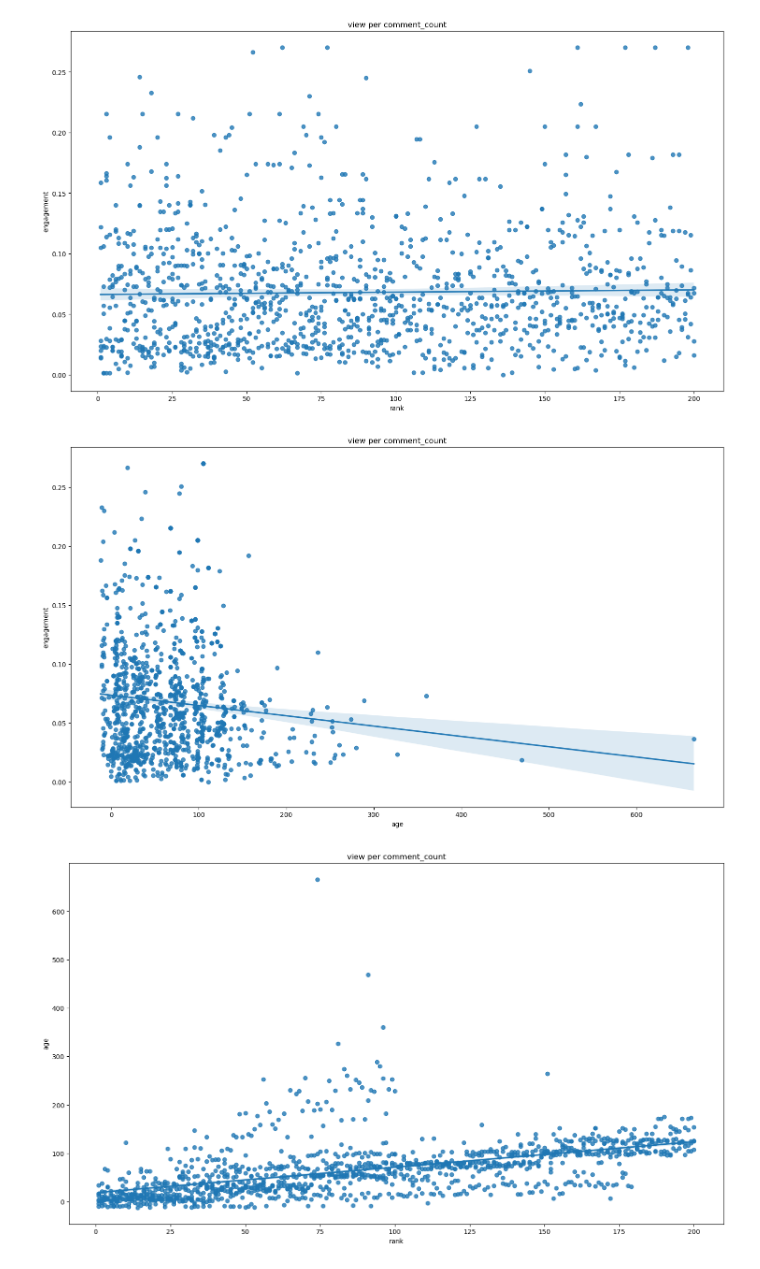
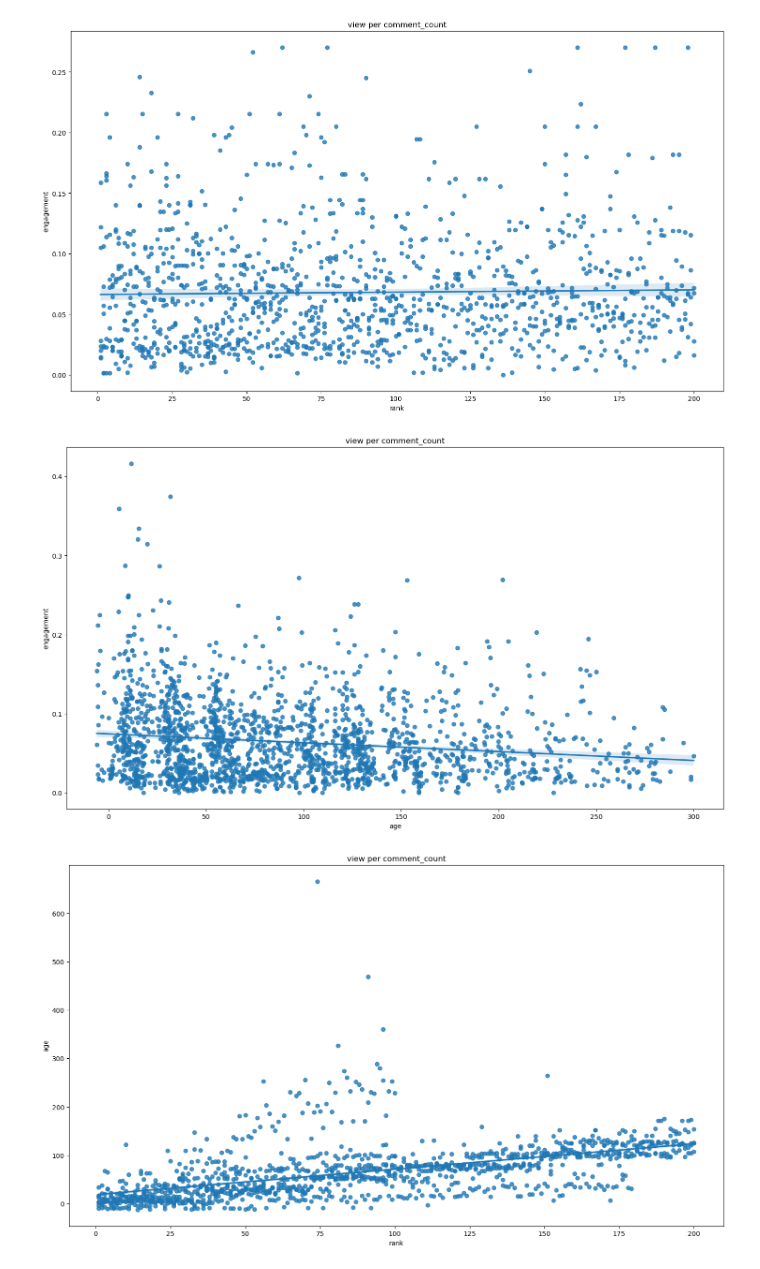
Before and after one commit to Youtube-Data-Analysis/top_200, a Jupyter notebook: shorter_explore.ipynb, the cells around one changed output. Cells and saved outputs as stored; diff of their text form; code cells hidden in the pictures.

```diff
--- a/shorter_explore.ipynb
+++ b/shorter_explore.ipynb
@@ -292,11 +292,11 @@ plt.show()
 # %%
 #the amount of comments effect the amoutn. of views
 plt.figure(figsize=(18,10))
-sns.regplot(data=df,x='age',y='engagement')
+sns.regplot(data=df[df.age < 300],x='age',y='engagement')
 plt.title('view per comment_count')
 plt.show()
 # %% [output]
-[figure, old version]
+[figure, new version]
 # %%
 #the amount of comments effect the amoutn. of views
 plt.figure(figsize=(18,10))
```
Also changed, not shown: 1 other file.
